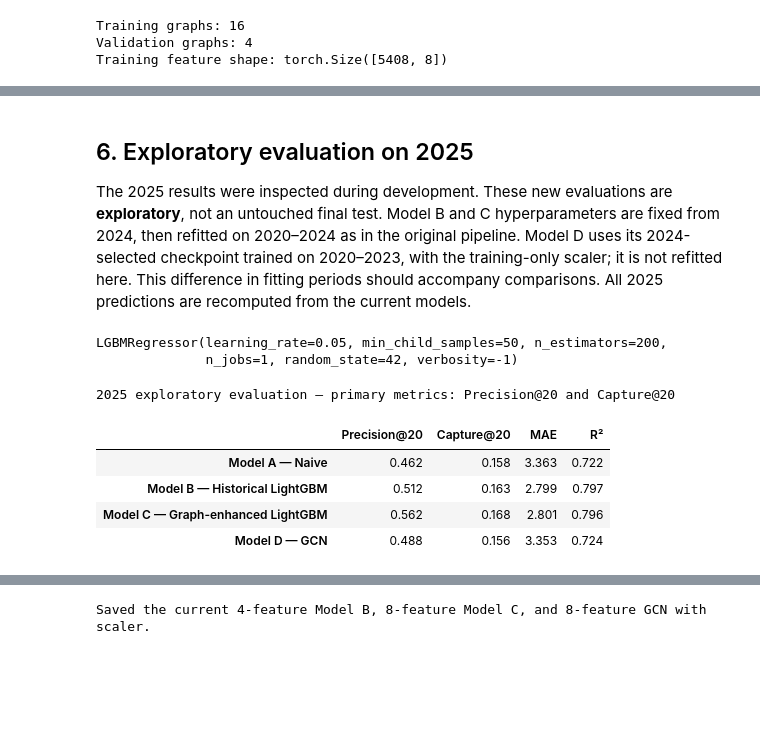
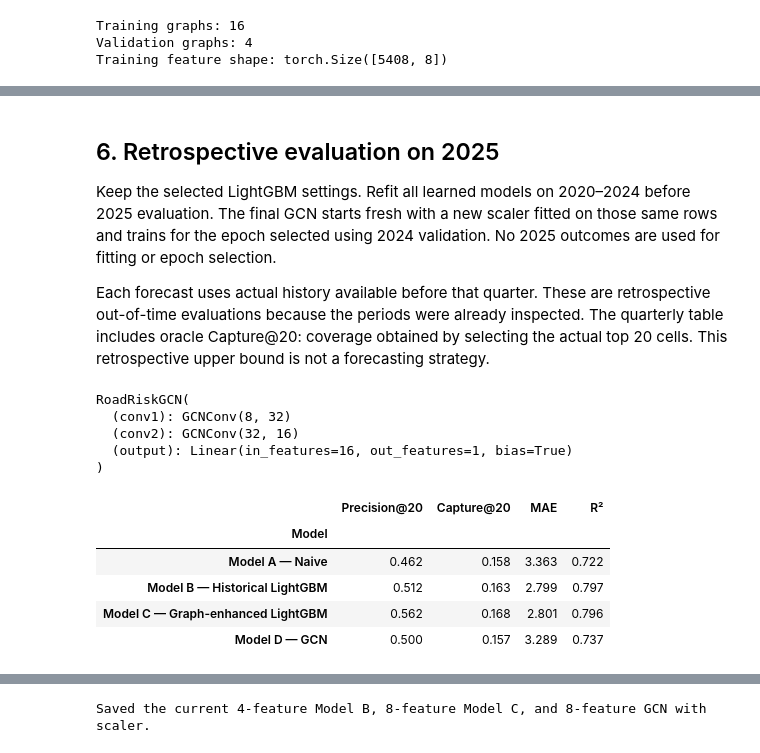
Before and after one commit to andrewgabrielm/RoadRisk, a Jupyter notebook: notebooks/05_modeling_evaluation.ipynb, the cells around one changed output, grey strips where cells are left out. Saved outputs shown, nothing was run; the diff lists cells and outputs as text; code cells hidden in the pictures; blank space fills up the shorter version.

```diff
--- a/notebooks/05_modeling_evaluation.ipynb
+++ b/notebooks/05_modeling_evaluation.ipynb
@@ -451,12 +447,15 @@ display(comparison.round(3))
 # %% [markdown]
-## 6. Exploratory evaluation on 2025
+## 6. Retrospective evaluation on 2025
 
-The 2025 results were inspected during development. These new evaluations are
-**exploratory**, not an untouched final test. Model B and C hyperparameters are fixed
-from 2024, then refitted on 2020–2024 as in the original pipeline. Model D uses its
-2024-selected checkpoint trained on 2020–2023, with the training-only scaler; it is
-not refitted here. This difference in fitting periods should accompany comparisons.
-All 2025 predictions are recomputed from the current models.
+Keep the selected LightGBM settings. Refit all learned models on 2020–2024 before
+2025 evaluation. The final GCN starts fresh with a new scaler fitted on those same
+rows and trains for the epoch selected using 2024 validation. No 2025 outcomes are
+used for fitting or epoch selection.
+
+Each forecast uses actual history available before that quarter. These are
+retrospective out-of-time evaluations because the periods were already inspected.
+The quarterly table includes oracle Capture@20: coverage obtained by selecting the
+actual top 20 cells. This retrospective upper bound is not a forecasting strategy.
 # %%
 train_final = pd.concat([train, val])
 
@@ -485,24 +484,61 @@ final_model_c.fit(
     train_final[model_c_features],
     train_final["collisions"]
 )
+
+final_scaler = StandardScaler()
+final_scaler.fit(train_final[gnn_features].to_numpy(dtype=np.float32))
+final_train_batch = make_graph_batch(train_final, final_scaler).to(device)
+
+torch.manual_seed(SEED)
+final_gnn = RoadRiskGCN(len(gnn_features)).to(device)
+final_optimizer = torch.optim.Adam(final_gnn.parameters(), lr=0.01, weight_decay=1e-4)
+
+for epoch in range(1, best_epoch + 1):
+    final_gnn.train()
+    final_optimizer.zero_grad()
+    predictions = final_gnn(final_train_batch.x, final_train_batch.edge_index)
+    loss = F.mse_loss(predictions, final_train_batch.y)
+    loss.backward()
+    final_optimizer.step()
+
+final_gnn.eval()
 # %% [output]
-LGBMRegressor(learning_rate=0.05, min_child_samples=50, n_estimators=200,
-              n_jobs=1, random_state=42, verbosity=-1)
+RoadRiskGCN(
+  (conv1): GCNConv(8, 32)
+  (conv2): GCNConv(32, 16)
+  (output): Linear(in_features=16, out_features=1, bias=True)
+)
 # %%
 test["baseline_pred"] = test["lag_1"]
 test["model_b_pred"] = np.maximum(final_model_b.predict(test[historical_cols]), 0)
 test["model_c_pred"] = np.maximum(final_model_c.predict(test[model_c_features]), 0)
-test["model_d_pred"] = predict_gnn(test)
+test["model_d_pred"] = predict_gnn(test, final_gnn, final_scaler)
 
-test_results_df = pd.DataFrame({
-    name: evaluate_model(test, col) for name, col in model_predictions.items()
-}).T
-print("2025 exploratory evaluation — primary metrics: Precision@20 and Capture@20")
+quarterly_rows = []
+for quarter, rows in test.groupby("quarter", sort=True):
+    actual_top = rows.sort_values(["collisions", "cell_id"], ascending=[False, True]).head(20)
+    total = rows["collisions"].sum()
+    oracle_capture = actual_top["collisions"].sum() / total if total else 0.0
+    for name, column in model_predictions.items():
+        quarterly_rows.append({
+            "Quarter": str(quarter), "Model": name,
+            **evaluate_model(rows, column), "Oracle Capture@20": oracle_capture
+        })
+quarterly_results = pd.DataFrame(quarterly_rows)
+
+# Reuse the quarterly hotspot scores; MAE and R² retain the existing pooled definition.
+test_results_df = quarterly_results.groupby("Model")[["Precision@20", "Capture@20"]].mean()
+test_results_df = test_results_df.reindex(list(model_predictions))
+for name, column in model_predictions.items():
+    test_results_df.loc[name, "MAE"] = mean_absolute_error(test["collisions"], test[column])
+    test_results_df.loc[name, "R²"] = r2_score(test["collisions"], test[column])
+
 display(test_results_df.round(3))
+display(quarterly_results.set_index(["Quarter", "Model"]).round(3))
 # %% [output]
-2025 exploratory evaluation — primary metrics: Precision@20 and Capture@20
 |  | Precision@20 | Capture@20 | MAE | R² |
+| Model |  |  |  |  |
 | Model A — Naive | 0.462 | 0.158 | 3.363 | 0.722 |
 | Model B — Historical LightGBM | 0.512 | 0.163 | 2.799 | 0.797 |
 | Model C — Graph-enhanced LightGBM | 0.562 | 0.168 | 2.801 | 0.796 |
-| Model D — GCN | 0.488 | 0.156 | 3.353 | 0.724 |
+| Model D — GCN | 0.500 | 0.157 | 3.289 | 0.737 |
```
Also changed, not shown: parts of 11 cells of this notebook, 6 other files.
